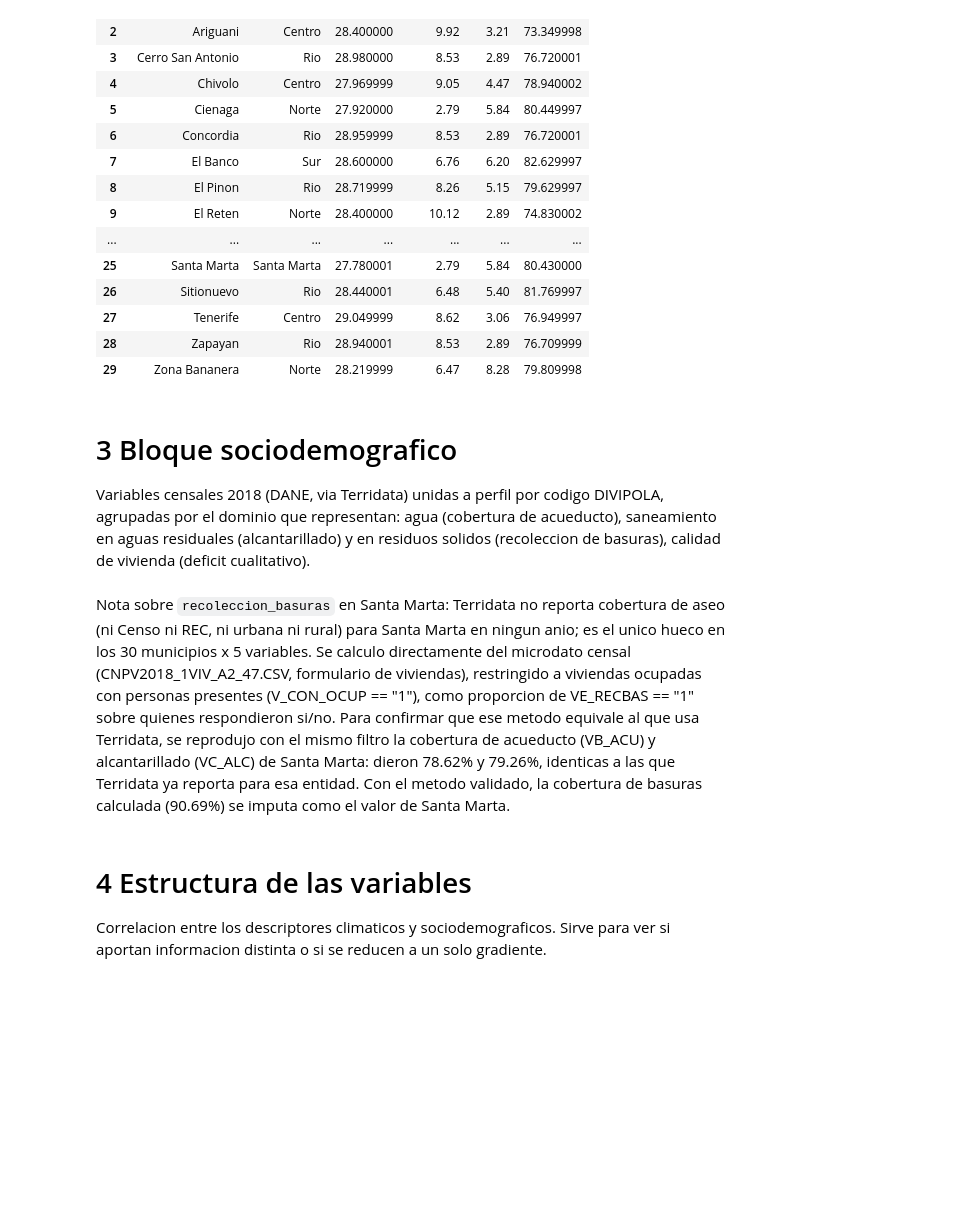
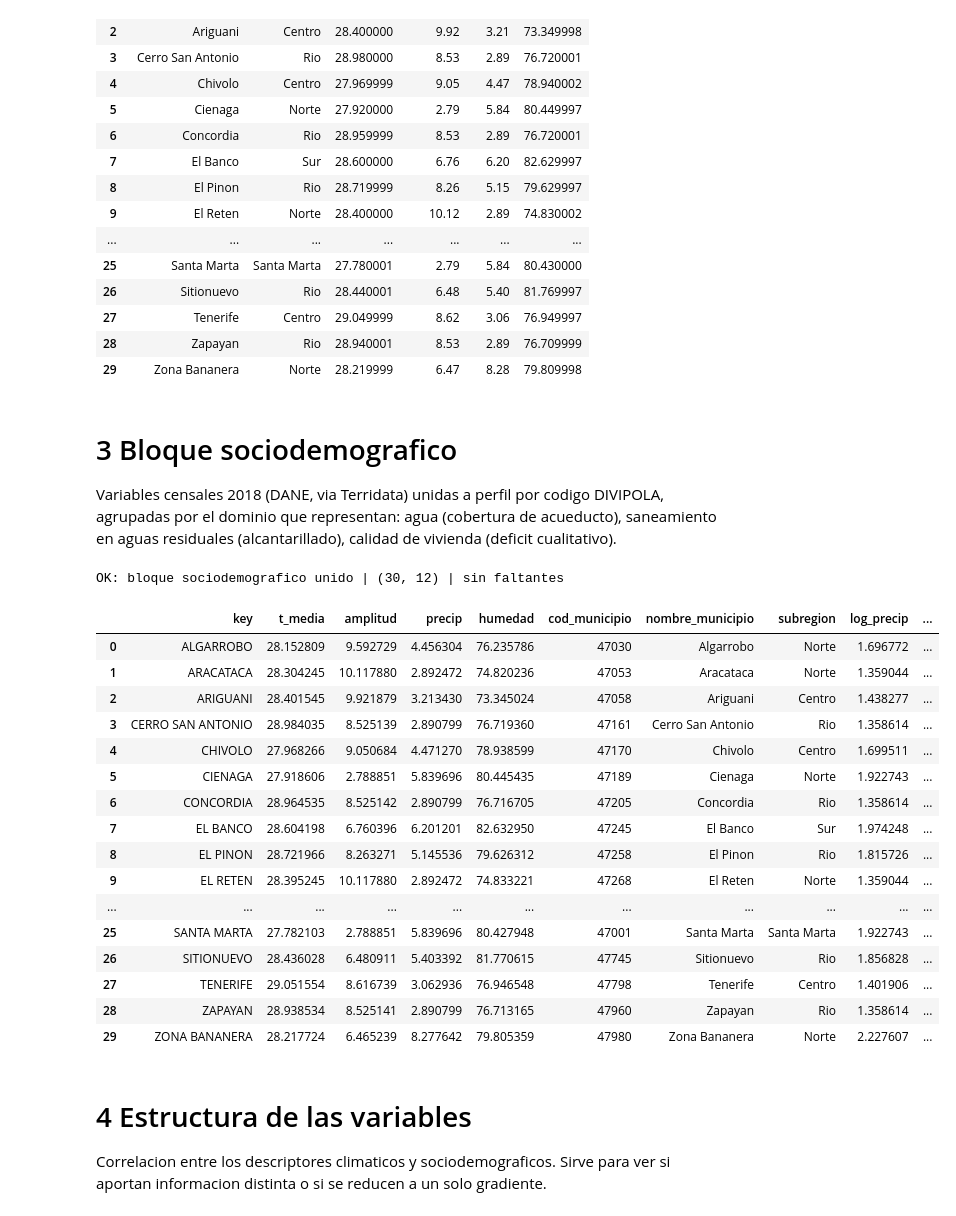
Before and after one commit to Edmh1/dengue-surveillance-magdalena, a Jupyter notebook: notebooks/04_dengue_clustering.ipynb, the cells around one changed output. Cells and saved outputs as stored; diff of their text form; code cells hidden in the pictures; blank space fills up the shorter version.

```diff
--- a/notebooks/04_dengue_clustering.ipynb
+++ b/notebooks/04_dengue_clustering.ipynb
@@ -242,16 +242,14 @@ sesgo precip: 0.3
 # %% [markdown]
 # 3 Bloque sociodemografico
 
-Variables censales 2018 (DANE, via Terridata) unidas a perfil por codigo DIVIPOLA, agrupadas por el dominio que representan: agua (cobertura de acueducto), saneamiento en aguas residuales (alcantarillado) y en residuos solidos (recoleccion de basuras), calidad de vivienda (deficit cualitativo).
+Variables censales 2018 (DANE, via Terridata) unidas a perfil por codigo DIVIPOLA, agrupadas por el dominio que representan: agua (cobertura de acueducto), saneamiento en aguas residuales (alcantarillado), calidad de vivienda (deficit cualitativo).
 # %%
 TERRIDATA = DATA / "external" / "lookup" / "TerriData47000t.xlsx"
-CENSO_VIVIENDA = DATA / "external" / "lookup" / "CNPV2018_1VIV_A2_47.CSV"
 
 # nombre exacto del indicador en Terridata -> nombre corto de columna
 MAPA_SOCIO = {
     "Cobertura de acueducto (Censo)":               "cob_acueducto",
     "Cobertura de alcantarillado (Censo)":          "cob_alcantarillado",
-    "Cobertura de aseo (Censo)":                    "recoleccion_basuras",
     "Déficit cualitativo de vivienda (Censo)":      "deficit_cualitativo",
 }
 
@@ -268,71 +266,54 @@ td_f["valor"] = pd.to_numeric(
     errors="coerce",
 )
 
 socio = (
     td_f.pivot_table(index="Código Entidad", columns="Indicador",
                      values="valor", aggfunc="first")
         .rename(columns=MAPA_SOCIO)
         .reset_index()
         .rename(columns={"Código Entidad": "cod_municipio"})
 )
 socio["cod_municipio"] = socio["cod_municipio"].astype(int)
-socio = socio[["cod_municipio", "cob_acueducto", "cob_alcantarillado",
-               "recoleccion_basuras", "deficit_cualitativo"]]
-
-# Terridata no reporta "Cobertura de aseo (Censo)" para Santa Marta (47001), en ningun
-# anio ni variante urbana/rural: se calcula desde el microdato censal (CNPV 2018,
-# formulario de viviendas) con el mismo criterio DANE que usa Terridata para el resto
-# de coberturas: sobre viviendas ocupadas con personas presentes (V_CON_OCUP == "1"),
-# proporcion de quienes reportan el servicio ("1") entre quienes respondieron si/no.
-censo = pd.read_csv(CENSO_VIVIENDA, dtype=str)
-ocup_sm = censo[(censo["U_MPIO"] == "001") & (censo["V_CON_OCUP"] == "1")]
-
-def cobertura_censo(serie):
-    si, no = (serie == "1").sum(), (serie == "2").sum()
-    return 100 * si / (si + no)
-
-# validacion: se reproduce con el mismo metodo la cobertura de acueducto y
-# alcantarillado de Santa Marta (que si vienen de Terridata) y se comparan; si
-# coinciden, el metodo es equivalente al de Terridata y el valor de basuras calculado
-# es comparable al del resto de municipios.
-val_acueducto = cobertura_censo(ocup_sm["VB_ACU"])
-val_alcantarillado = cobertura_censo(ocup_sm["VC_ALC"])
-val_basuras_sm = cobertura_censo(ocup_sm["VE_RECBAS"])
-
-td_acueducto = socio.loc[socio["cod_municipio"] == 47001, "cob_acueducto"].iloc[0]
-td_alcantarillado = socio.loc[socio["cod_municipio"] == 47001, "cob_alcantarillado"].iloc[0]
-
-print("Validacion metodo censal vs Terridata (Santa Marta):")
-print(f"  acueducto:      censo {val_acueducto:.2f}%  |  Terridata {td_acueducto:.2f}%")
-print(f"  alcantarillado: censo {val_alcantarillado:.2f}%  |  Terridata {td_alcantarillado:.2f}%")
-assert abs(val_acueducto - td_acueducto) < 0.1, "el metodo censal no reproduce Terridata (acueducto)"
-assert abs(val_alcantarillado - td_alcantarillado) < 0.1, "el metodo censal no reproduce Terridata (alcantarillado)"
-print(f"  basuras (imputado desde censo, sin dato en Terridata): {val_basuras_sm:.2f}%")
-
-socio.loc[socio["cod_municipio"] == 47001, "recoleccion_basuras"] = val_basuras_sm
+socio = socio[["cod_municipio", "cob_acueducto", "cob_alcantarillado", "deficit_cualitativo"]]
 
 key2cod = era.groupby("key")["cod_municipio"].first()
 perfil["cod_municipio"] = perfil["key"].map(key2cod).astype(int)
 
 # union final: cada indicador se renombra al dominio tematico que representa
 socio = socio.rename(columns={
     "cob_acueducto":        "agua_potable",
     "cob_alcantarillado":   "aguas_residuales",
-    "recoleccion_basuras":  "recoleccion_basura",
     "deficit_cualitativo":  "deficit_vivienda",
 })
-VARS_SOCIO = ["agua_potable", "aguas_residuales", "recoleccion_basura", "deficit_vivienda"]
+VARS_SOCIO = ["agua_potable", "aguas_residuales", "deficit_vivienda"]
 
 perfil = perfil.merge(socio, on="cod_municipio", how="left")
 
 assert len(perfil) == 30, f"se esperaban 30 municipios, hay {len(perfil)}"
 faltantes = perfil[VARS_SOCIO].isna().sum().sum()
 assert faltantes == 0, f"hay {faltantes} valores sociodemograficos sin cruzar"
 
 print("OK: bloque sociodemografico unido |", perfil.shape, "| sin faltantes")
 perfil
+# %% [output]
+OK: bloque sociodemografico unido | (30, 12) | sin faltantes
+|  | key | t_media | amplitud | precip | humedad | cod_municipio | nombre_municipio | subregion | log_precip | ... |
+| 0 | ALGARROBO | 28.152809 | 9.592729 | 4.456304 | 76.235786 | 47030 | Algarrobo | Norte | 1.696772 | ... |
+| 1 | ARACATACA | 28.304245 | 10.117880 | 2.892472 | 74.820236 | 47053 | Aracataca | Norte | 1.359044 | ... |
+| 2 | ARIGUANI | 28.401545 | 9.921879 | 3.213430 | 73.345024 | 47058 | Ariguani | Centro | 1.438277 | ... |
+| 3 | CERRO SAN ANTONIO | 28.984035 | 8.525139 | 2.890799 | 76.719360 | 47161 | Cerro San Antonio | Rio | 1.358614 | ... |
+| 4 | CHIVOLO | 27.968266 | 9.050684 | 4.471270 | 78.938599 | 47170 | Chivolo | Centro | 1.699511 | ... |
+| 5 | CIENAGA | 27.918606 | 2.788851 | 5.839696 | 80.445435 | 47189 | Cienaga | Norte | 1.922743 | ... |
+| 6 | CONCORDIA | 28.964535 | 8.525142 | 2.890799 | 76.716705 | 47205 | Concordia | Rio | 1.358614 | ... |
+| 7 | EL BANCO | 28.604198 | 6.760396 | 6.201201 | 82.632950 | 47245 | El Banco | Sur | 1.974248 | ... |
+| 8 | EL PINON | 28.721966 | 8.263271 | 5.145536 | 79.626312 | 47258 | El Pinon | Rio | 1.815726 | ... |
+| 9 | EL RETEN | 28.395245 | 10.117880 | 2.892472 | 74.833221 | 47268 | El Reten | Norte | 1.359044 | ... |
+| ... | ... | ... | ... | ... | ... | ... | ... | ... | ... | ... |
+| 25 | SANTA MARTA | 27.782103 | 2.788851 | 5.839696 | 80.427948 | 47001 | Santa Marta | Santa Marta | 1.922743 | ... |
+| 26 | SITIONUEVO | 28.436028 | 6.480911 | 5.403392 | 81.770615 | 47745 | Sitionuevo | Rio | 1.856828 | ... |
+| 27 | TENERIFE | 29.051554 | 8.616739 | 3.062936 | 76.946548 | 47798 | Tenerife | Centro | 1.401906 | ... |
+| 28 | ZAPAYAN | 28.938534 | 8.525141 | 2.890799 | 76.713165 | 47960 | Zapayan | Rio | 1.358614 | ... |
+| 29 | ZONA BANANERA | 28.217724 | 6.465239 | 8.277642 | 79.805359 | 47980 | Zona Bananera | Norte | 2.227607 | ... |
-# %% [markdown]
-Nota sobre `recoleccion_basuras` en Santa Marta: Terridata no reporta cobertura de aseo (ni Censo ni REC, ni urbana ni rural) para Santa Marta en ningun anio; es el unico hueco en los 30 municipios x 5 variables. Se calculo directamente del microdato censal (CNPV2018_1VIV_A2_47.CSV, formulario de viviendas), restringido a viviendas ocupadas con personas presentes (V_CON_OCUP == "1"), como proporcion de VE_RECBAS == "1" sobre quienes respondieron si/no. Para confirmar que ese metodo equivale al que usa Terridata, se reprodujo con el mismo filtro la cobertura de acueducto (VB_ACU) y alcantarillado (VC_ALC) de Santa Marta: dieron 78.62% y 79.26%, identicas a las que Terridata ya reporta para esa entidad. Con el metodo validado, la cobertura de basuras calculada (90.69%) se imputa como el valor de Santa Marta.
 # %% [markdown]
 # 4 Estructura de las variables
 
```
Also changed, not shown: parts of 4 cells of this notebook, 6 other files.
